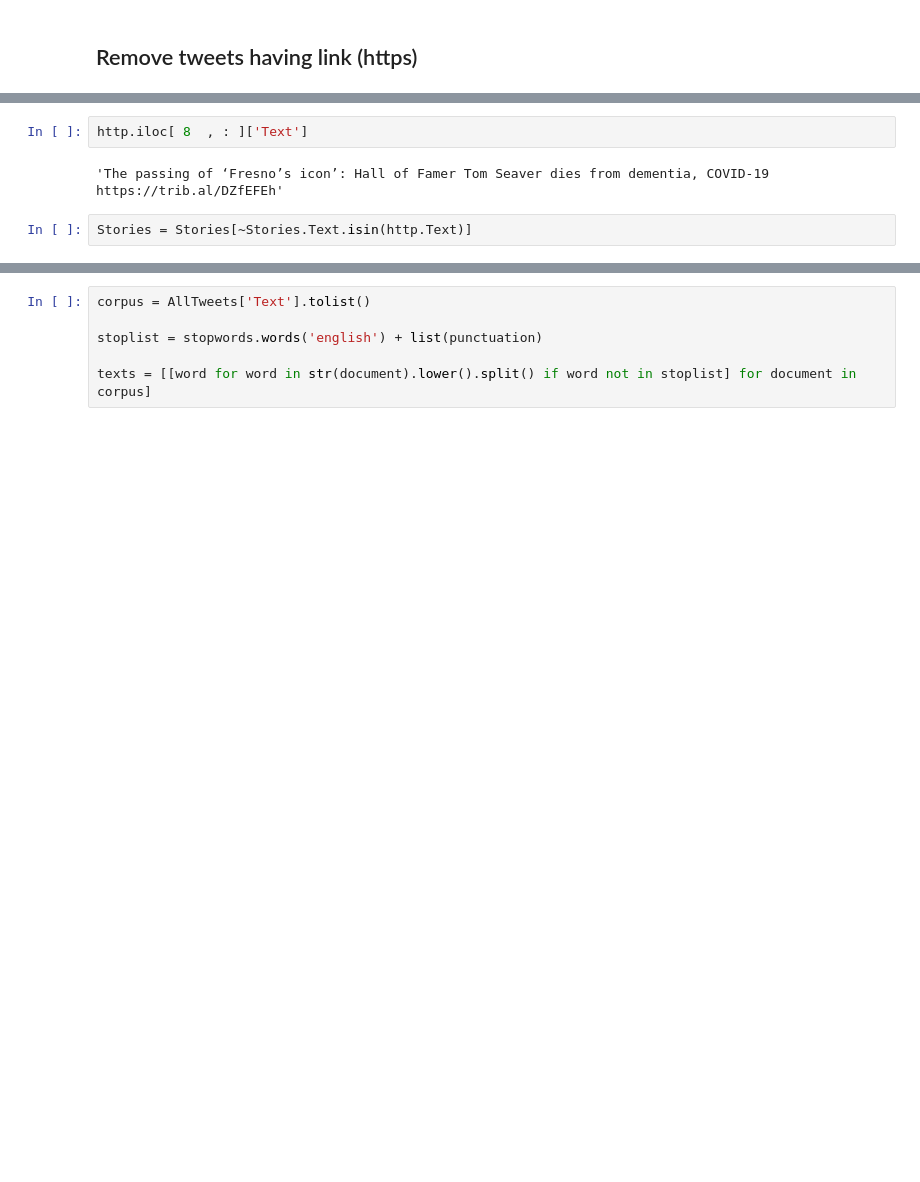
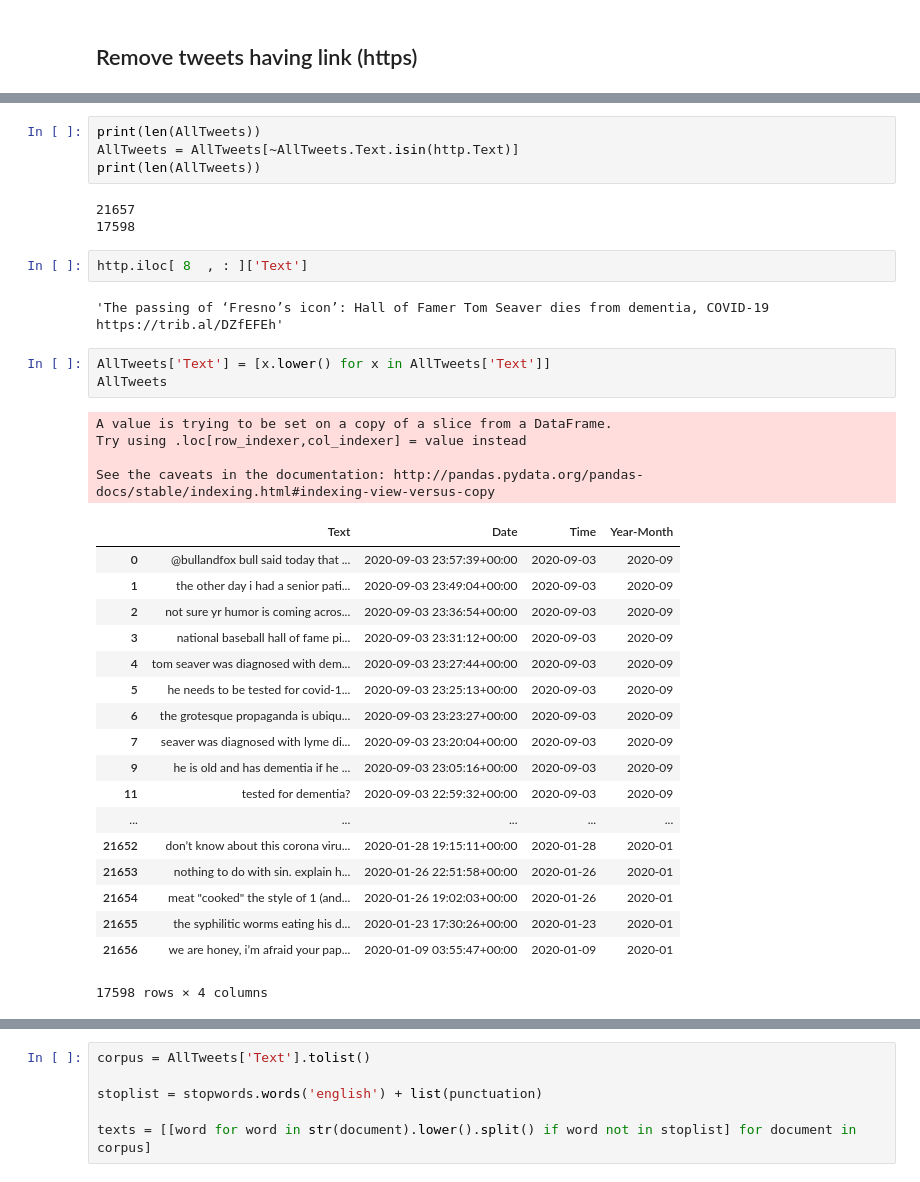
Before and after one commit to mahsaazizi/Twitter-Data-Analysis, a Jupyter notebook: Topic Clustering.ipynb, the cells around one changed output, grey strips where cells are left out. Cells and saved outputs as stored; diff of their text form; blank space fills up the shorter version.

```diff
--- a/Topic Clustering.ipynb
+++ b/Topic Clustering.ipynb
@@ -187,6 +215,37 @@ http[]
+# %%
+print(len(AllTweets))
+AllTweets = AllTweets[~AllTweets.Text.isin(http.Text)]
+print(len(AllTweets))
+# %% [output]
+21657
+17598
 # %%
 http.iloc[ 8  , : ]['Text']
 # %% [output]
 'The passing of ‘Fresno’s icon’: Hall of Famer Tom Seaver dies from dementia, COVID-19 https://trib.al/DZfEFEh'
-# %%
-Stories = Stories[~Stories.Text.isin(http.Text)]
+# %%
+AllTweets['Text'] = [x.lower() for x in AllTweets['Text']]
+AllTweets
+# %% [output]
+A value is trying to be set on a copy of a slice from a DataFrame.
+Try using .loc[row_indexer,col_indexer] = value instead
+
+See the caveats in the documentation: http://pandas.pydata.org/pandas-docs/stable/indexing.html#indexing-view-versus-copy
+|  | Text | Date | Time | Year-Month |
+| 0 | @bullandfox bull said today that ... | 2020-09-03 23:57:39+00:00 | 2020-09-03 | 2020-09 |
+| 1 | the other day i had a senior pati... | 2020-09-03 23:49:04+00:00 | 2020-09-03 | 2020-09 |
+| 2 | not sure yr humor is coming acros... | 2020-09-03 23:36:54+00:00 | 2020-09-03 | 2020-09 |
+| 3 | national baseball hall of fame pi... | 2020-09-03 23:31:12+00:00 | 2020-09-03 | 2020-09 |
+| 4 | tom seaver was diagnosed with dem... | 2020-09-03 23:27:44+00:00 | 2020-09-03 | 2020-09 |
+| 5 | he needs to be tested for covid-1... | 2020-09-03 23:25:13+00:00 | 2020-09-03 | 2020-09 |
+| 6 | the grotesque propaganda is ubiqu... | 2020-09-03 23:23:27+00:00 | 2020-09-03 | 2020-09 |
+| 7 | seaver was diagnosed with lyme di... | 2020-09-03 23:20:04+00:00 | 2020-09-03 | 2020-09 |
+| 9 | he is old and has dementia if he ... | 2020-09-03 23:05:16+00:00 | 2020-09-03 | 2020-09 |
+| 11 | tested for dementia? | 2020-09-03 22:59:32+00:00 | 2020-09-03 | 2020-09 |
+| ... | ... | ... | ... | ... |
+| 21652 | don’t know about this corona viru... | 2020-01-28 19:15:11+00:00 | 2020-01-28 | 2020-01 |
+| 21653 | nothing to do with sin. explain h... | 2020-01-26 22:51:58+00:00 | 2020-01-26 | 2020-01 |
+| 21654 | meat "cooked" the style of 1 (and... | 2020-01-26 19:02:03+00:00 | 2020-01-26 | 2020-01 |
+| 21655 | the syphilitic worms eating his d... | 2020-01-23 17:30:26+00:00 | 2020-01-23 | 2020-01 |
+| 21656 | we are honey, i’m afraid your pap... | 2020-01-09 03:55:47+00:00 | 2020-01-09 | 2020-01 |
+17598 rows × 4 columns
```
Also changed, not shown: parts of 8 cells of this notebook.
